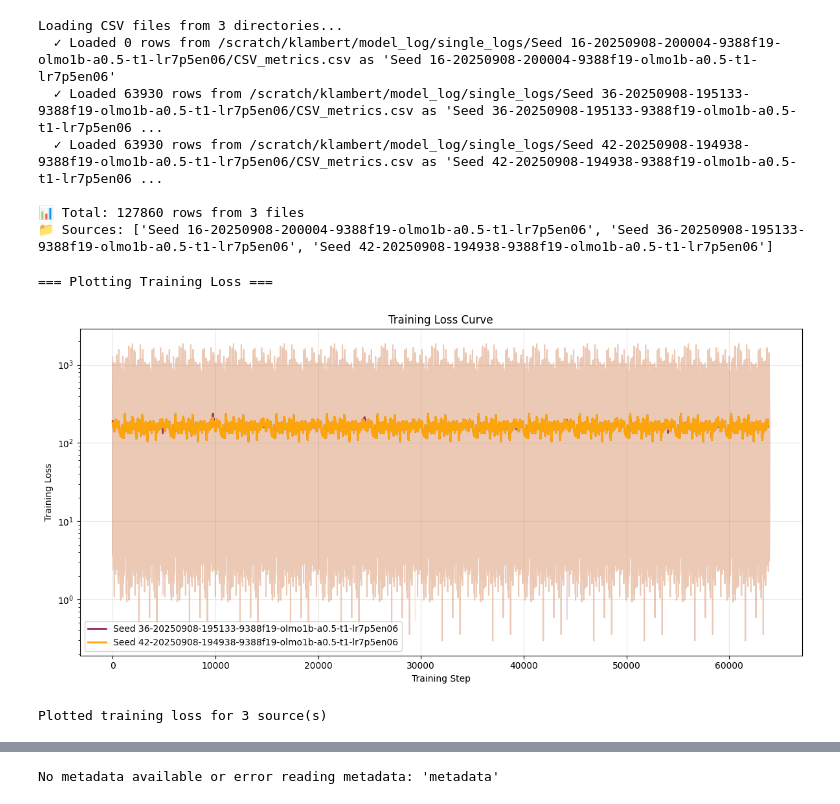
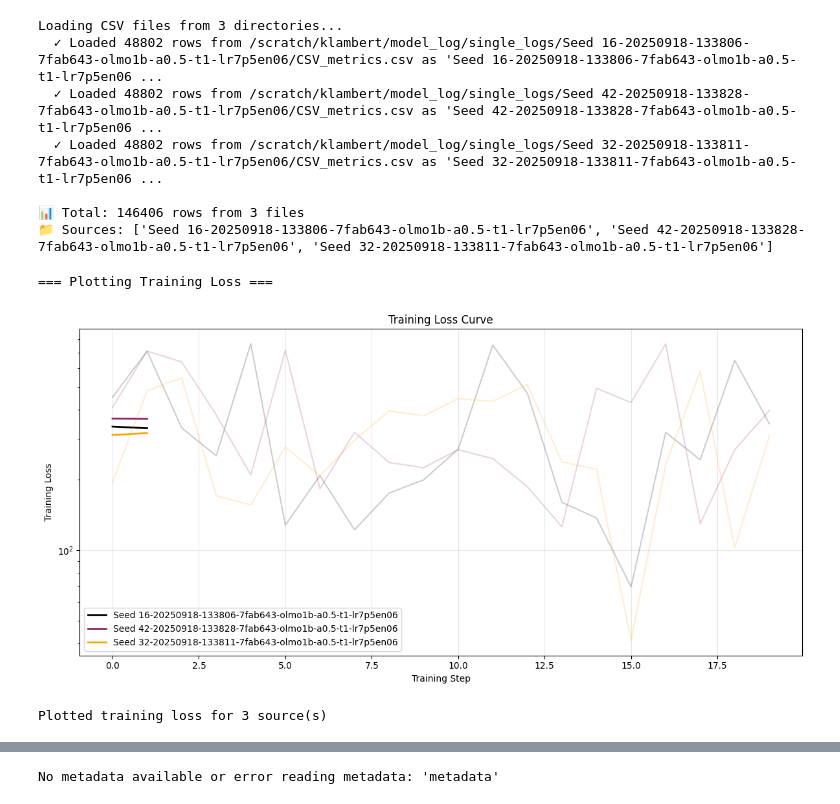
Before and after one commit to r-three/SLMensembles, a Jupyter notebook: SLM-plotting.ipynb, the cells around one changed output, grey strips where cells are left out. Saved outputs shown, nothing was run; the diff lists cells and outputs as text; code cells hidden in the pictures.

Commit message:
latest metrics and plots; notes on errors

```diff
--- a/SLM-plotting.ipynb
+++ b/SLM-plotting.ipynb
@@ -23,9 +23,9 @@ single_csv_file = "CSV_metrics.csv"
 # Copy/paste full directory paths here, one per line:
 csv_directories = [
     # "/home/klambert/projects/aip-craffel/klambert/SLMensembles/",  # Current directory
-    "/scratch/klambert/model_log/single_logs/Seed 16-20250908-200004-9388f19-olmo1b-a0.5-t1-lr7p5en06",
-    "/scratch/klambert/model_log/single_logs/Seed 36-20250908-195133-9388f19-olmo1b-a0.5-t1-lr7p5en06",
-    "/scratch/klambert/model_log/single_logs/Seed 42-20250908-194938-9388f19-olmo1b-a0.5-t1-lr7p5en06",
+    "/scratch/klambert/model_log/single_logs/Seed 16-20250918-133806-7fab643-olmo1b-a0.5-t1-lr7p5en06",
+    "/scratch/klambert/model_log/single_logs/Seed 42-20250918-133828-7fab643-olmo1b-a0.5-t1-lr7p5en06",
+    "/scratch/klambert/model_log/single_logs/Seed 32-20250918-133811-7fab643-olmo1b-a0.5-t1-lr7p5en06",
 ]
 
 # CSV filename patterns to look for in each directory
@@ -116,12 +116,12 @@ else:
     sources = []
 # %% [output]
 Loading CSV files from 3 directories...
-  ✓ Loaded 0 rows from /scratch/klambert/model_log/single_logs/Seed 16-20250908-200004-9388f19-olmo1b-a0.5-t1-lr7p5en06/CSV_metrics.csv as 'Seed 16-20250908-200004-9388f19-olmo1b-a0.5-t1-lr7p5en06'
-  ✓ Loaded 63930 rows from /scratch/klambert/model_log/single_logs/Seed 36-20250908-195133-9388f19-olmo1b-a0.5-t1-lr7p5en06/CSV_metrics.csv as 'Seed 36-20250908-195133-9388f19-olmo1b-a0.5-t1-lr7p5en06 ...
-  ✓ Loaded 63930 rows from /scratch/klambert/model_log/single_logs/Seed 42-20250908-194938-9388f19-olmo1b-a0.5-t1-lr7p5en06/CSV_metrics.csv as 'Seed 42-20250908-194938-9388f19-olmo1b-a0.5-t1-lr7p5en06 ...
+  ✓ Loaded 48802 rows from /scratch/klambert/model_log/single_logs/Seed 16-20250918-133806-7fab643-olmo1b-a0.5-t1-lr7p5en06/CSV_metrics.csv as 'Seed 16-20250918-133806-7fab643-olmo1b-a0.5-t1-lr7p5en06 ...
+  ✓ Loaded 48802 rows from /scratch/klambert/model_log/single_logs/Seed 42-20250918-133828-7fab643-olmo1b-a0.5-t1-lr7p5en06/CSV_metrics.csv as 'Seed 42-20250918-133828-7fab643-olmo1b-a0.5-t1-lr7p5en06 ...
+  ✓ Loaded 48802 rows from /scratch/klambert/model_log/single_logs/Seed 32-20250918-133811-7fab643-olmo1b-a0.5-t1-lr7p5en06/CSV_metrics.csv as 'Seed 32-20250918-133811-7fab643-olmo1b-a0.5-t1-lr7p5en06 ...
 
-📊 Total: 127860 rows from 3 files
-📁 Sources: ['Seed 16-20250908-200004-9388f19-olmo1b-a0.5-t1-lr7p5en06', 'Seed 36-20250908-195133-9388f19-olmo1b-a0.5-t1-lr7p5en06', 'Seed 42-20250908-194938-9388f19-olmo1b-a0.5-t1-lr7p5en06']
+📊 Total: 146406 rows from 3 files
+📁 Sources: ['Seed 16-20250918-133806-7fab643-olmo1b-a0.5-t1-lr7p5en06', 'Seed 42-20250918-133828-7fab643-olmo1b-a0.5-t1-lr7p5en06', 'Seed 32-20250918-133811-7fab643-olmo1b-a0.5-t1-lr7p5en06']
 # %%
 cmap = plt.get_cmap('inferno')
 
@@ -136,7 +136,7 @@ color_map["default"] = "black"
 # 1) Student Training Loss Curve
 print("\n=== Plotting Training Loss ===")
 
-filter_size = 101
+filter_size = 19
 kernel = np.ones(filter_size) / filter_size
 
 # Extract training loss data - convert tensor strings to float
@@ -195,34 +195,34 @@ if len(student_train_df) > 0:
                                 match = re.search(r'tensor\(([0-9.]+)', val)
                                 if match:
                                     source_train_values.append(float(match.group(1)))
                             else:
                                 source_train_values.append(float(val))
                         except (ValueError, AttributeError):
                             continue
 
                     if len(source_train_values) > filter_size:
                         source_array = np.array(source_train_values)
                         source_smoothed = scipy.signal.fftconvolve(source_array, kernel, mode="valid")
                         color = color_map.get(name, color_map["default"])
                         plt.plot(range(len(source_array)), source_array, alpha=0.2, color=color)
                         plt.plot(range(len(source_smoothed)), source_smoothed, label=f"{name}", color=color, linewidth=2)
 
         plt.title("Training Loss Curve")
         plt.xlabel("Training Step")
         plt.ylabel("Training Loss")
         plt.yscale("log")
         plt.legend()
         plt.grid(True, alpha=0.3)
         plt.tight_layout()
         plt.show()
         print(f"Plotted training loss for {len(sources)} source(s)")
     else:
         print(f"Not enough training loss data: {len(train_loss_values)} values")
 else:
     print("No training loss data found")
 # %% [output]
 === Plotting Training Loss ===
-[figure, old version]
+[figure, new version]
 Plotted training loss for 3 source(s)
 # %%
 
```
Also changed, not shown: parts of 7 cells of this notebook, 5 other files.
